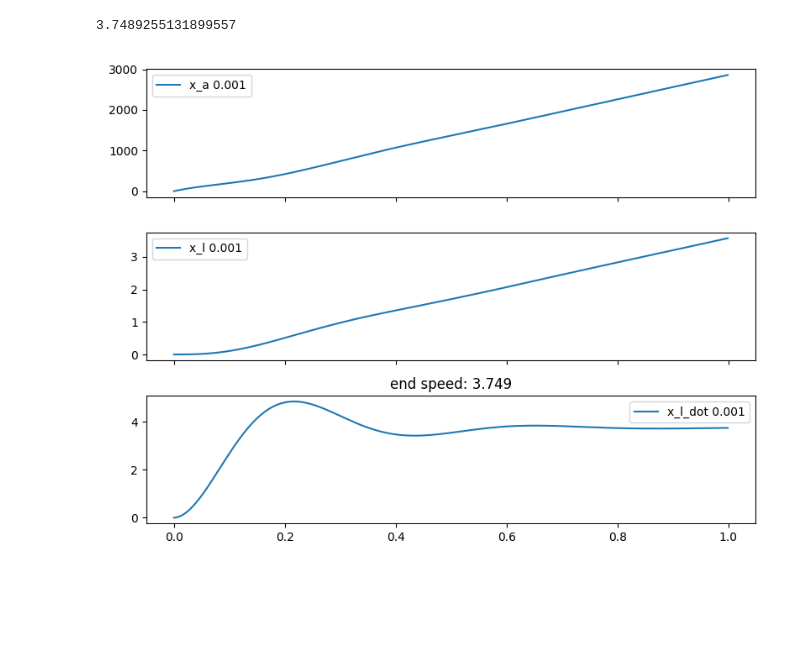
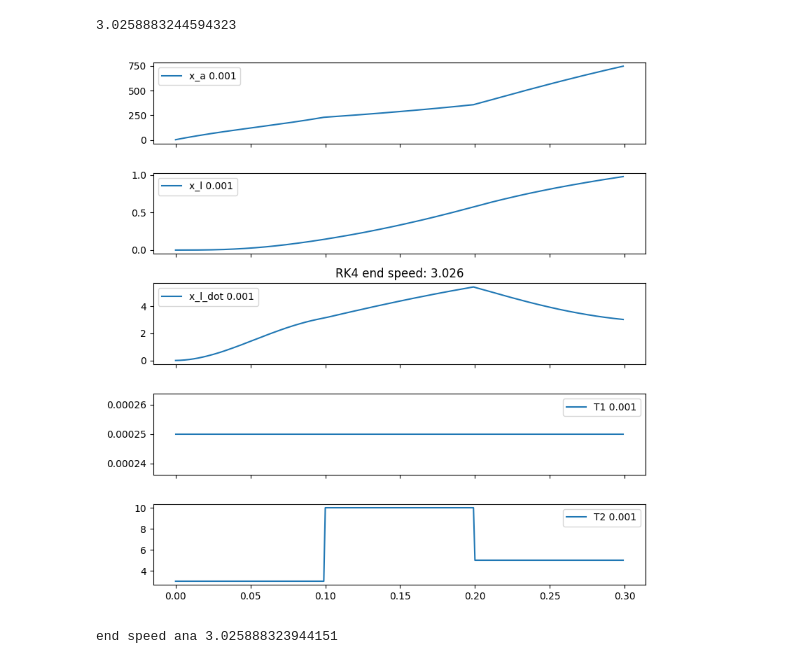
Before and after one commit to NovelMobileRobotsLab/pinto-squirrel, a Jupyter notebook: SEA/comparediffyq_re.ipynb, the cells around one changed output. Cells and saved outputs as stored; diff of their text form; code cells hidden in the pictures; blank space fills up the shorter version.

```diff
--- a/SEA/comparediffyq_re.ipynb
+++ b/SEA/comparediffyq_re.ipynb
@@ -43,40 +43,56 @@ def RK4(f, X, dt):
 
 X = np.array([0, 0, 0])
 log = []
 log_T = []
 
 dt = 0.001
 times = []
-for ti in np.arange(0, 1, dt):
+
+T2 = 3
+for ti in np.arange(0, 0.1, dt):
+    X = RK4(f, X, dt)
+    times.append(ti)
+    log.append(X)
+    log_T.append((T1, T2))
+
+T2 = 10
+for ti in np.arange(0.1, 0.2, dt):
+    X = RK4(f, X, dt)
+    times.append(ti)
+    log.append(X)
+    log_T.append((T1, T2))
+
+T2 = 5
+for ti in np.arange(0.2, 0.3, dt):
     X = RK4(f, X, dt)
     times.append(ti)
     log.append(X)
     log_T.append((T1, T2))
 
 log = np.array(log)
 log_T = np.array(log_T)
 endv = log[:,2][-1]
 print(endv)
 
-fig, axs = plt.subplots(3, 1, sharex=True, figsize=(8,6))
+fig, axs = plt.subplots(5, 1, sharex=True, figsize=(8,8))
 axs[0].plot(times, log[:,0], label=f'x_a {dt}')
 
 # axs[0].plot(times, np.gradient(log[:,0])/dt, label=f'x_a_dot {dt}')
 
 axs[1].plot(times, log[:,1], label=f'x_l {dt}')
 
 axs[2].plot(times, log[:,2], label=f'x_l_dot {dt}')
-axs[2].set_title(f'end speed: {np.round(endv, 3)}')
+axs[2].set_title(f'RK4 end speed: {np.round(endv, 3)}')
 
-# axs[3].plot(times, log_T[:,0], label=f'T1 {dt}')
-# axs[4].plot(times, log_T[:,1], label=f'T2 {dt}')
+axs[3].plot(times, log_T[:,0], label=f'T1 {dt}')
+axs[4].plot(times, log_T[:,1], label=f'T2 {dt}')
 
 for ax in axs:
     ax.legend()
 plt.show()
 # %% [output]
-3.7489255131899557
+3.0258883244594323
-[figure, old version]
+[figure, new version]
 # %%
 from math import *
 
@@ -118,18 +134,36 @@ log = []
 
 dt = 0.1
 times = []
-for ti in np.arange(0, 0.5, dt):
-    X = get_state(ti)
-    times.append(ti)
-    log.append(X)
 
+T2 = 3
+X = get_state(0)
+times.append(0)
+log.append(X)
+
+X = get_state(0.1, X)
+times.append(0.1)
+log.append(X)
+
+T2 = 10
+X = get_state(0.1, X)
+times.append(0.2)
+log.append(X)
+
+T2 = 5
+X = get_state(0.1, X)
+times.append(0.3)
+log.append(X)
+
+print("end speed ana", X[2])
 
 log = np.array(log)
 
 # fig, axs = plt.subplots(3, 1, sharex=0)
-axs[0].plot(times, log[:,0], 'o', label='x_a ana')
-axs[1].plot(times, log[:,1], 'o', label='x_l ana')
-axs[2].plot(times, log[:,2], 'o', label='v_l ana')
+axs[0].plot(times, log[:,0], 'ro', label='x_a ana')
+axs[1].plot(times, log[:,1], 'ro', label='x_l ana')
+axs[2].plot(times, log[:,2], 'ro', label='v_l ana')
 
 for ax in axs:
     ax.legend()
+# %% [output]
+end speed ana 3.025888323944151
```
Also changed, not shown: 1 other file.
